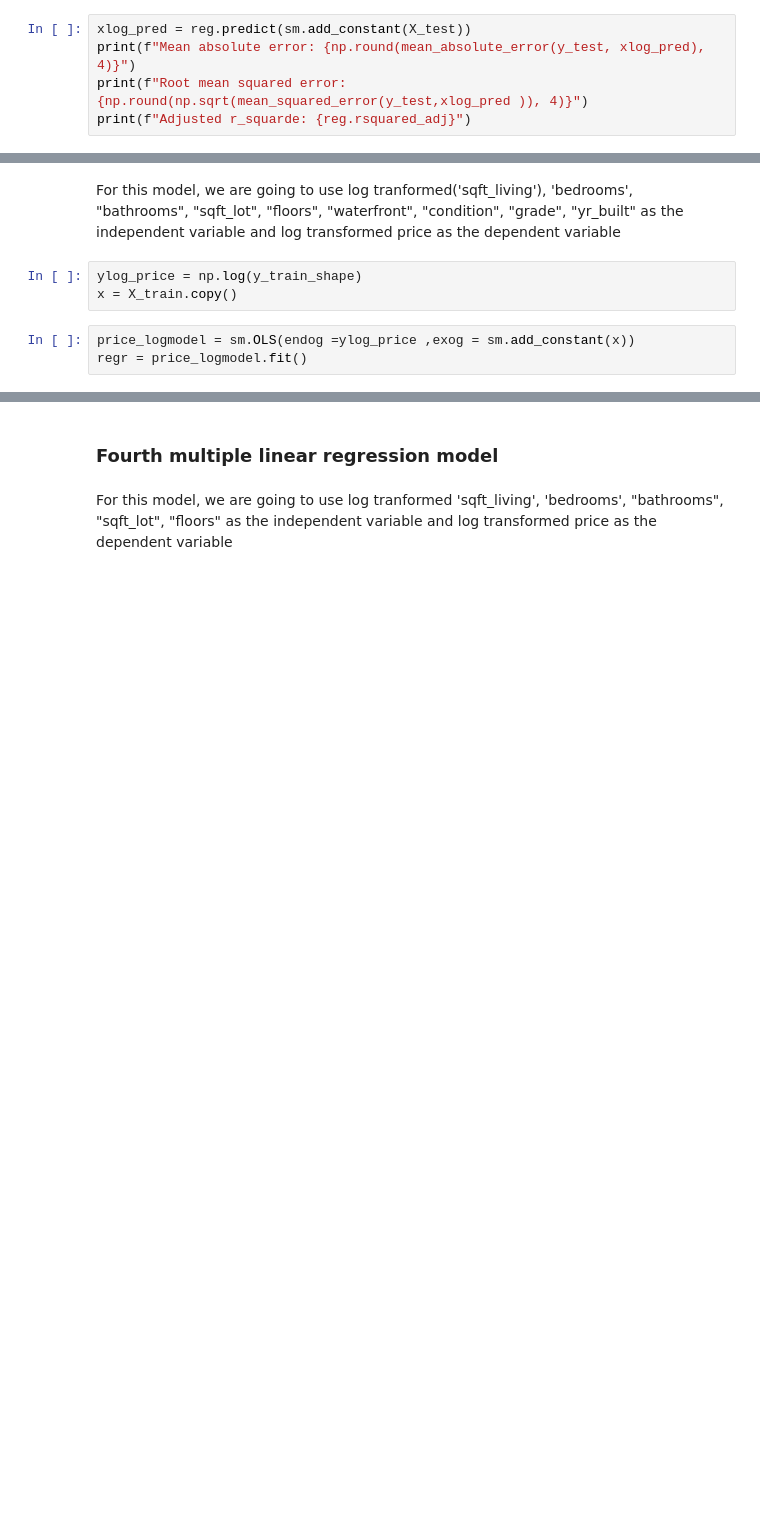
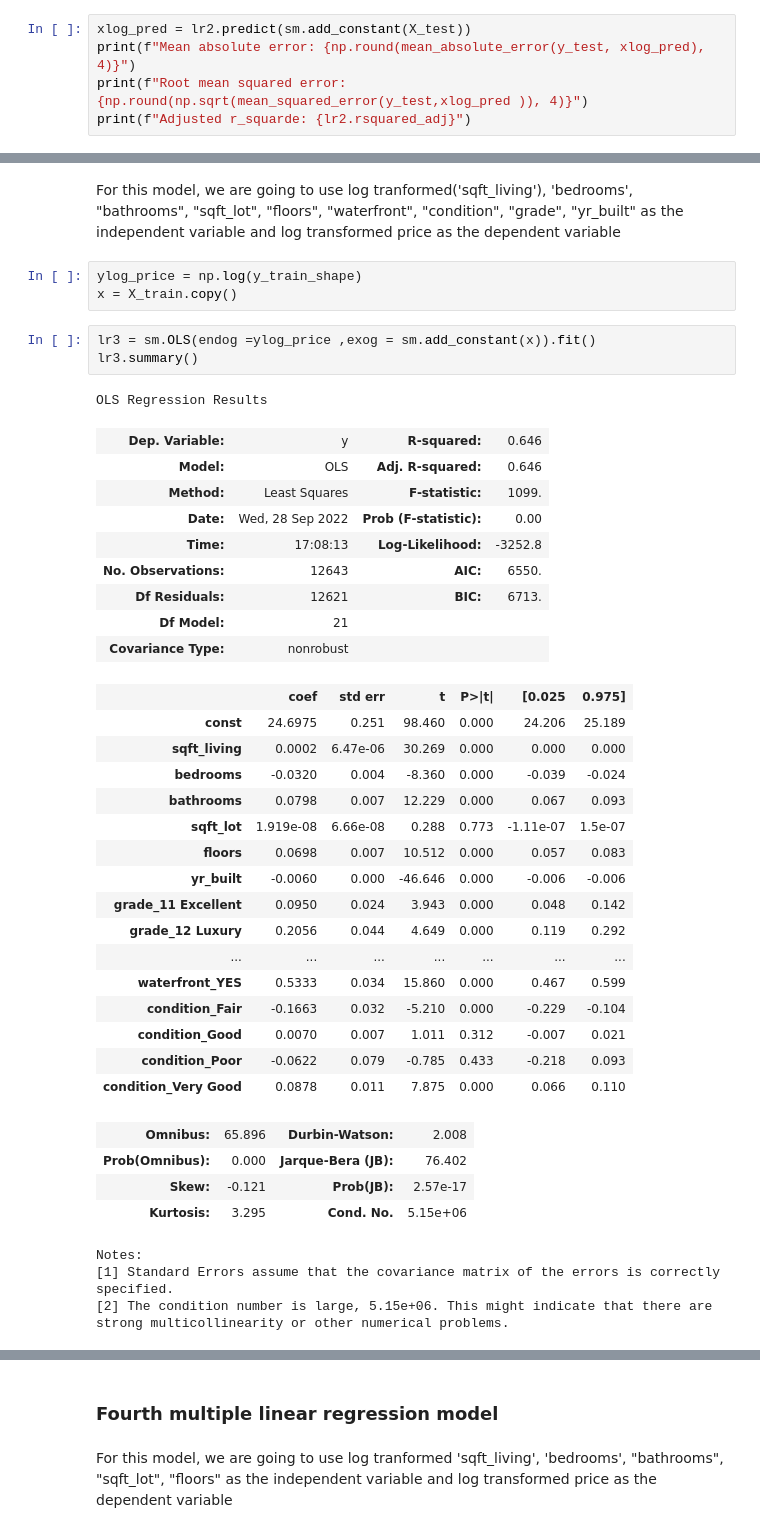
Before and after one commit to janejeshen/dsc-phase-2-project-v2-3, a Jupyter notebook: student.ipynb, the cells around one changed output, grey strips where cells are left out. Cells and saved outputs as stored; diff of their text form; blank space fills up the shorter version.

```diff
--- a/student.ipynb
+++ b/student.ipynb
@@ -673,6 +646,6 @@ strong multicollinearity or other numerical problems.
 # %%
-xlog_pred = reg.predict(sm.add_constant(X_test))
+xlog_pred = lr2.predict(sm.add_constant(X_test))
 print(f"Mean absolute error: {np.round(mean_absolute_error(y_test, xlog_pred), 4)}")
 print(f"Root mean squared error: {np.round(np.sqrt(mean_squared_error(y_test,xlog_pred )), 4)}")
-print(f"Adjusted r_squarde: {reg.rsquared_adj}")
+print(f"Adjusted r_squarde: {lr2.rsquared_adj}")
 # %% [output]
@@ -687,5 +660,40 @@ For this model, we are going to use log tranformed('sqft_living'), 'bedrooms', "
 ylog_price = np.log(y_train_shape)
 x = X_train.copy()
 # %%
-price_logmodel = sm.OLS(endog =ylog_price ,exog = sm.add_constant(x))
-regr = price_logmodel.fit()
+lr3 = sm.OLS(endog =ylog_price ,exog = sm.add_constant(x)).fit()
+lr3.summary()
+# %% [output]
+OLS Regression Results
+| Dep. Variable: | y | R-squared: | 0.646 |
+| Model: | OLS | Adj. R-squared: | 0.646 |
+| Method: | Least Squares | F-statistic: | 1099. |
+| Date: | Wed, 28 Sep 2022 | Prob (F-statistic): | 0.00 |
+| Time: | 17:08:13 | Log-Likelihood: | -3252.8 |
+| No. Observations: | 12643 | AIC: | 6550. |
+| Df Residuals: | 12621 | BIC: | 6713. |
+| Df Model: | 21 |  |  |
+| Covariance Type: | nonrobust |  |  |
+|  | coef | std err | t | P>|t| | [0.025 | 0.975] |
+| const | 24.6975 | 0.251 | 98.460 | 0.000 | 24.206 | 25.189 |
+| sqft_living | 0.0002 | 6.47e-06 | 30.269 | 0.000 | 0.000 | 0.000 |
+| bedrooms | -0.0320 | 0.004 | -8.360 | 0.000 | -0.039 | -0.024 |
+| bathrooms | 0.0798 | 0.007 | 12.229 | 0.000 | 0.067 | 0.093 |
+| sqft_lot | 1.919e-08 | 6.66e-08 | 0.288 | 0.773 | -1.11e-07 | 1.5e-07 |
+| floors | 0.0698 | 0.007 | 10.512 | 0.000 | 0.057 | 0.083 |
+| yr_built | -0.0060 | 0.000 | -46.646 | 0.000 | -0.006 | -0.006 |
+| grade_11 Excellent | 0.0950 | 0.024 | 3.943 | 0.000 | 0.048 | 0.142 |
+| grade_12 Luxury | 0.2056 | 0.044 | 4.649 | 0.000 | 0.119 | 0.292 |
+| ... | ... | ... | ... | ... | ... | ... |
+| waterfront_YES | 0.5333 | 0.034 | 15.860 | 0.000 | 0.467 | 0.599 |
+| condition_Fair | -0.1663 | 0.032 | -5.210 | 0.000 | -0.229 | -0.104 |
+| condition_Good | 0.0070 | 0.007 | 1.011 | 0.312 | -0.007 | 0.021 |
+| condition_Poor | -0.0622 | 0.079 | -0.785 | 0.433 | -0.218 | 0.093 |
+| condition_Very Good | 0.0878 | 0.011 | 7.875 | 0.000 | 0.066 | 0.110 |
+| Omnibus: | 65.896 | Durbin-Watson: | 2.008 |
+| Prob(Omnibus): | 0.000 | Jarque-Bera (JB): | 76.402 |
+| Skew: | -0.121 | Prob(JB): | 2.57e-17 |
+| Kurtosis: | 3.295 | Cond. No. | 5.15e+06 |
+Notes:
+[1] Standard Errors assume that the covariance matrix of the errors is correctly specified.
+[2] The condition number is large, 5.15e+06. This might indicate that there are
+strong multicollinearity or other numerical problems.
```
Also changed, not shown: parts of 45 cells of this notebook.
